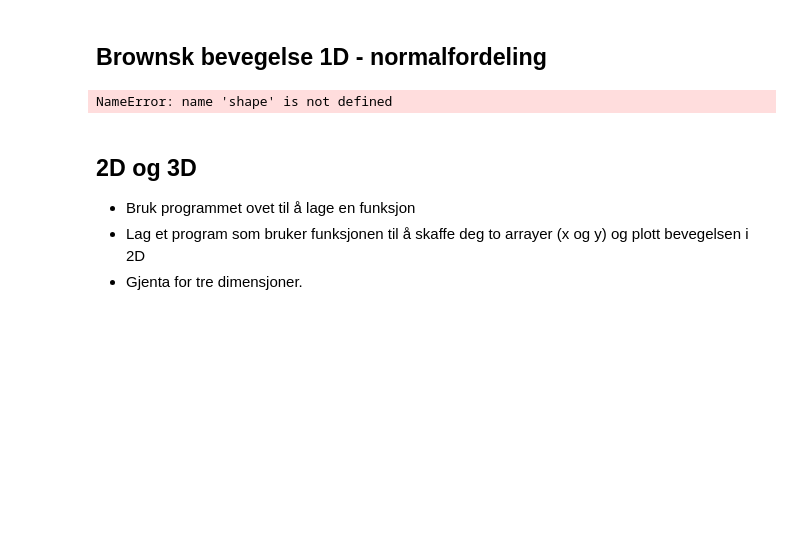
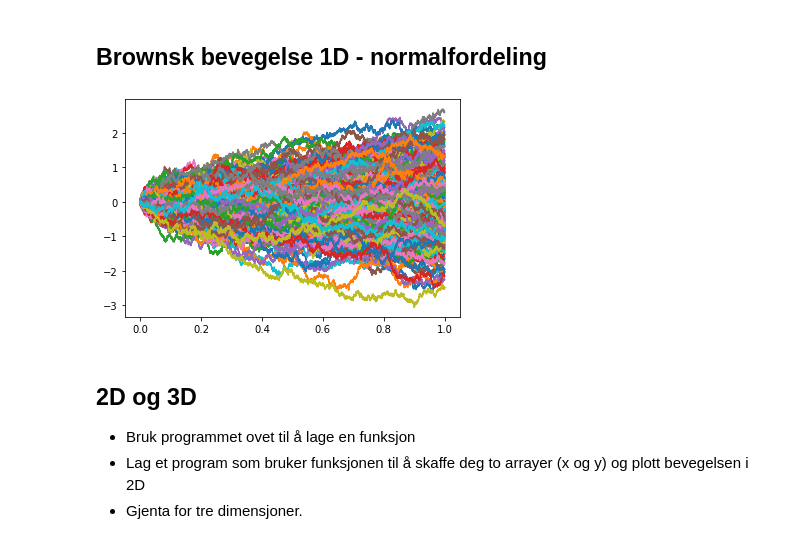
Before and after one commit to LektorB/ProgMod, a Jupyter notebook: stokastiskemodeller.ipynb, the cells around one changed output. Cells and saved outputs as stored; diff of their text form; code cells hidden in the pictures; blank space fills up the shorter version.

Commit message:
fikset shape

```diff
--- a/stokastiskemodeller.ipynb
+++ b/stokastiskemodeller.ipynb
@@ -67,19 +67,19 @@ Hva er det største antall kast med terning og sannsynligheten er mer en 50% for
 # %%
 import numpy as np
 import matplotlib.pyplot as plt
 
-N = 100000
+N = 10000
 T = 1
 t = np.linspace(0,T,N)
 dt = t[1]-t[0]
-d = 5
+d = 300
 
 dB = np.random.normal(0,np.sqrt(dt),size=(N-1,d))
-B0=np.zeros(shape(1,d))
+B0=np.zeros(shape = (1,d))
 B = np.concatenate((B0, np.cumsum(dB,axis=0)),axis=0)
 plt.plot(t,B);
 # %% [output]
-NameError: name 'shape' is not defined
+[figure, added]
 # %% [markdown]
 ## 2D og 3D
 * Bruk programmet ovet til å lage en funksjon
```
